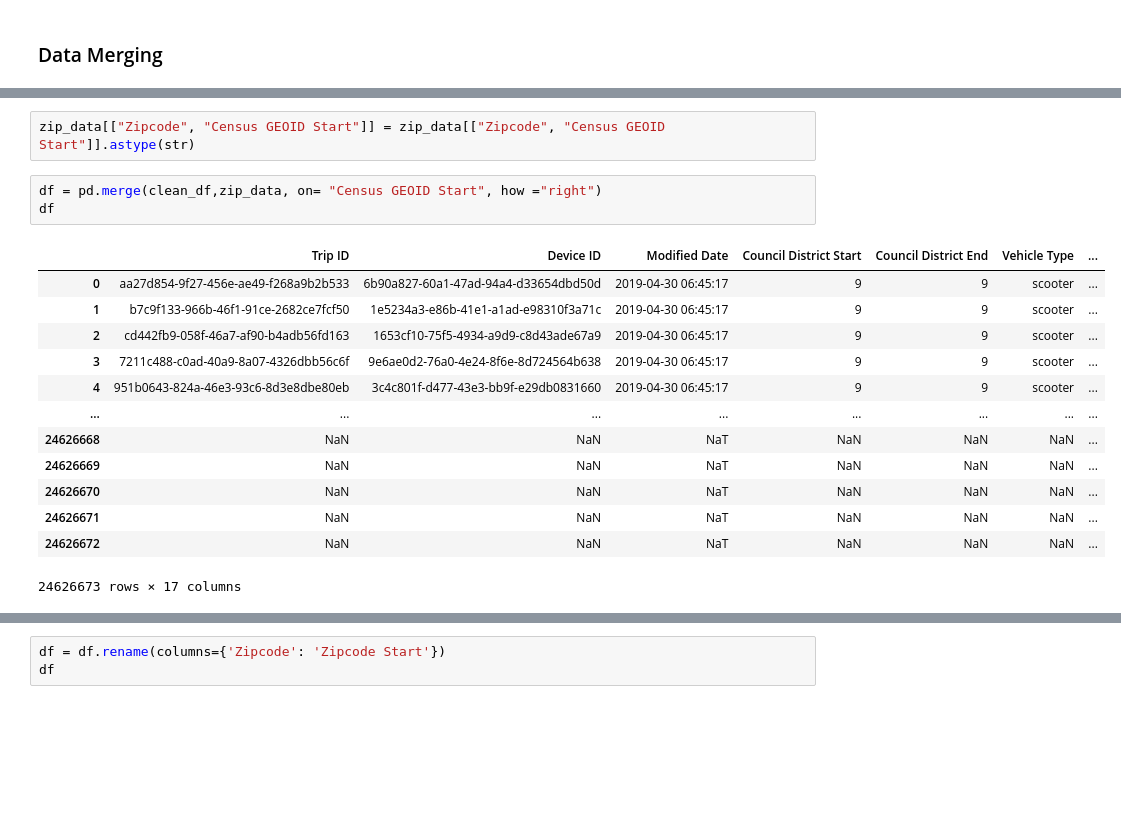
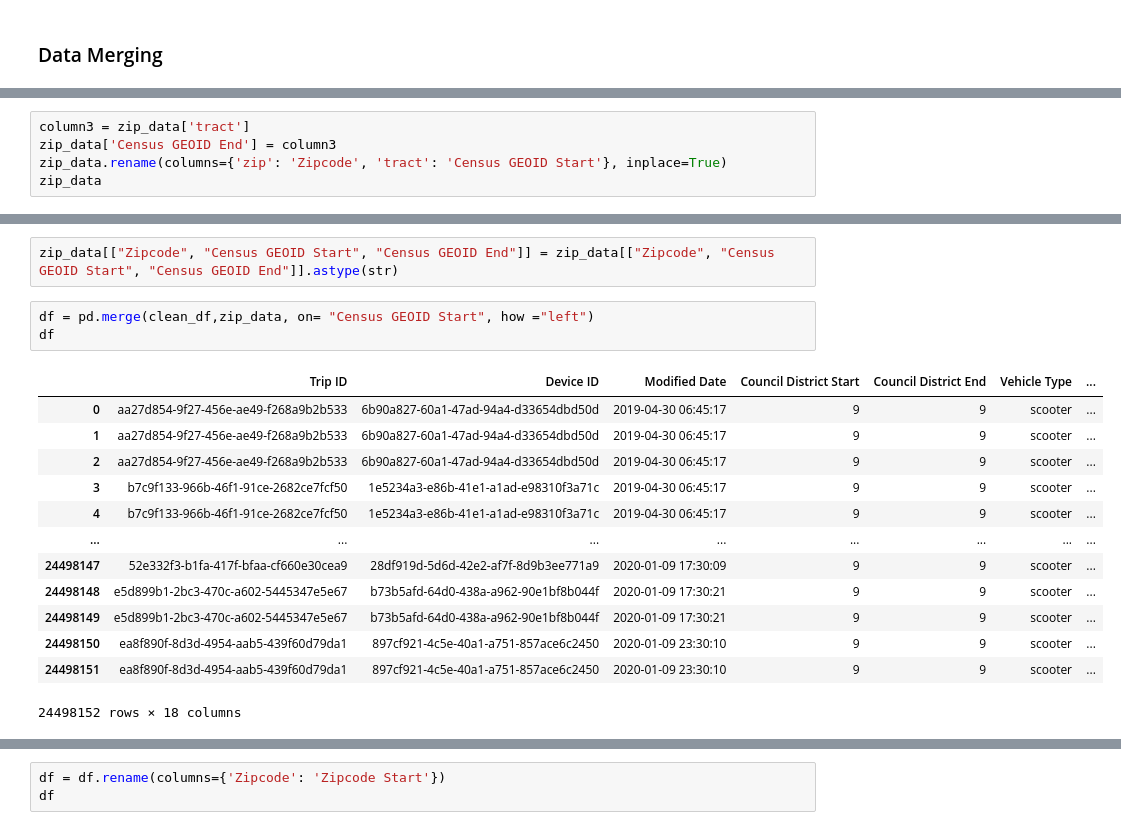
Before and after one commit to sheetalbongale/Scooters-In-Austin-Data-Analysis, a Jupyter notebook: notebooks/shared_mobility_AODP/shared_mobility_data_wrangling.ipynb, the cells around one changed output, grey strips where cells are left out. Cells and saved outputs as stored; diff of their text form; blank space fills up the shorter version.

Commit message:
Unable to merge right Zipcodes to shared mobility

```diff
--- a/notebooks/shared_mobility_AODP/shared_mobility_data_wrangling.ipynb
+++ b/notebooks/shared_mobility_AODP/shared_mobility_data_wrangling.ipynb
@@ -265,3 +264,8 @@ zip_data
 | 170191 | 99928 | 2130000100 |
 | 170192 | 99929 | 2275000300 |
 170193 rows × 2 columns
+# %%
+column3 = zip_data['tract']
+zip_data['Census GEOID End'] = column3
+zip_data.rename(columns={'zip': 'Zipcode', 'tract': 'Census GEOID Start'}, inplace=True)
+zip_data
@@ -268,19 +286,19 @@ zip_data
 # %%
-zip_data[["Zipcode", "Census GEOID Start"]] = zip_data[["Zipcode", "Census GEOID Start"]].astype(str)
+zip_data[["Zipcode", "Census GEOID Start", "Census GEOID End"]] = zip_data[["Zipcode", "Census GEOID Start", "Census GEOID End"]].astype(str)
 # %%
-df = pd.merge(clean_df,zip_data, on= "Census GEOID Start", how ="right")
+df = pd.merge(clean_df,zip_data, on= "Census GEOID Start", how ="left")
 df
 # %% [output]
 |  | Trip ID | Device ID | Modified Date | Council District Start | Council District End | Vehicle Type | ... |
 | 0 | aa27d854-9f27-456e-ae49-f268a9b2b533 | 6b90a827-60a1-47ad-94a4-d33654dbd50d | 2019-04-30 06:45:17 | 9 | 9 | scooter | ... |
-| 1 | b7c9f133-966b-46f1-91ce-2682ce7fcf50 | 1e5234a3-e86b-41e1-a1ad-e98310f3a71c | 2019-04-30 06:45:17 | 9 | 9 | scooter | ... |
-| 2 | cd442fb9-058f-46a7-af90-b4adb56fd163 | 1653cf10-75f5-4934-a9d9-c8d43ade67a9 | 2019-04-30 06:45:17 | 9 | 9 | scooter | ... |
-| 3 | 7211c488-c0ad-40a9-8a07-4326dbb56c6f | 9e6ae0d2-76a0-4e24-8f6e-8d724564b638 | 2019-04-30 06:45:17 | 9 | 9 | scooter | ... |
-| 4 | 951b0643-824a-46e3-93c6-8d3e8dbe80eb | 3c4c801f-d477-43e3-bb9f-e29db0831660 | 2019-04-30 06:45:17 | 9 | 9 | scooter | ... |
+| 1 | aa27d854-9f27-456e-ae49-f268a9b2b533 | 6b90a827-60a1-47ad-94a4-d33654dbd50d | 2019-04-30 06:45:17 | 9 | 9 | scooter | ... |
+| 2 | aa27d854-9f27-456e-ae49-f268a9b2b533 | 6b90a827-60a1-47ad-94a4-d33654dbd50d | 2019-04-30 06:45:17 | 9 | 9 | scooter | ... |
+| 3 | b7c9f133-966b-46f1-91ce-2682ce7fcf50 | 1e5234a3-e86b-41e1-a1ad-e98310f3a71c | 2019-04-30 06:45:17 | 9 | 9 | scooter | ... |
+| 4 | b7c9f133-966b-46f1-91ce-2682ce7fcf50 | 1e5234a3-e86b-41e1-a1ad-e98310f3a71c | 2019-04-30 06:45:17 | 9 | 9 | scooter | ... |
 | ... | ... | ... | ... | ... | ... | ... | ... |
-| 24626668 | NaN | NaN | NaT | NaN | NaN | NaN | ... |
-| 24626669 | NaN | NaN | NaT | NaN | NaN | NaN | ... |
-| 24626670 | NaN | NaN | NaT | NaN | NaN | NaN | ... |
-| 24626671 | NaN | NaN | NaT | NaN | NaN | NaN | ... |
-| 24626672 | NaN | NaN | NaT | NaN | NaN | NaN | ... |
+| 24498147 | 52e332f3-b1fa-417f-bfaa-cf660e30cea9 | 28df919d-5d6d-42e2-af7f-8d9b3ee771a9 | 2020-01-09 17:30:09 | 9 | 9 | scooter | ... |
+| 24498148 | e5d899b1-2bc3-470c-a602-5445347e5e67 | b73b5afd-64d0-438a-a962-90e1bf8b044f | 2020-01-09 17:30:21 | 9 | 9 | scooter | ... |
+| 24498149 | e5d899b1-2bc3-470c-a602-5445347e5e67 | b73b5afd-64d0-438a-a962-90e1bf8b044f | 2020-01-09 17:30:21 | 9 | 9 | scooter | ... |
+| 24498150 | ea8f890f-8d3d-4954-aab5-439f60d79da1 | 897cf921-4c5e-40a1-a751-857ace6c2450 | 2020-01-09 23:30:10 | 9 | 9 | scooter | ... |
+| 24498151 | ea8f890f-8d3d-4954-aab5-439f60d79da1 | 897cf921-4c5e-40a1-a751-857ace6c2450 | 2020-01-09 23:30:10 | 9 | 9 | scooter | ... |
-24626673 rows × 17 columns
+24498152 rows × 18 columns
```
Also changed, not shown: parts of 3 cells of this notebook.
